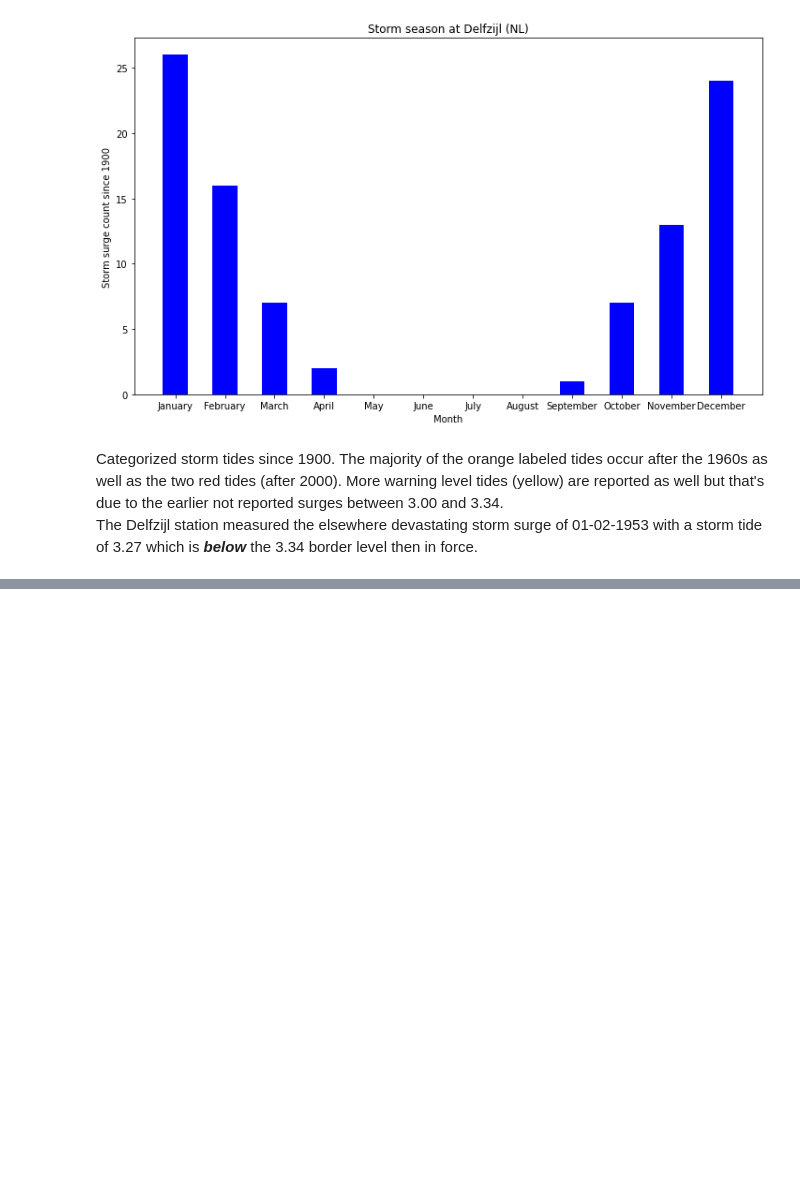
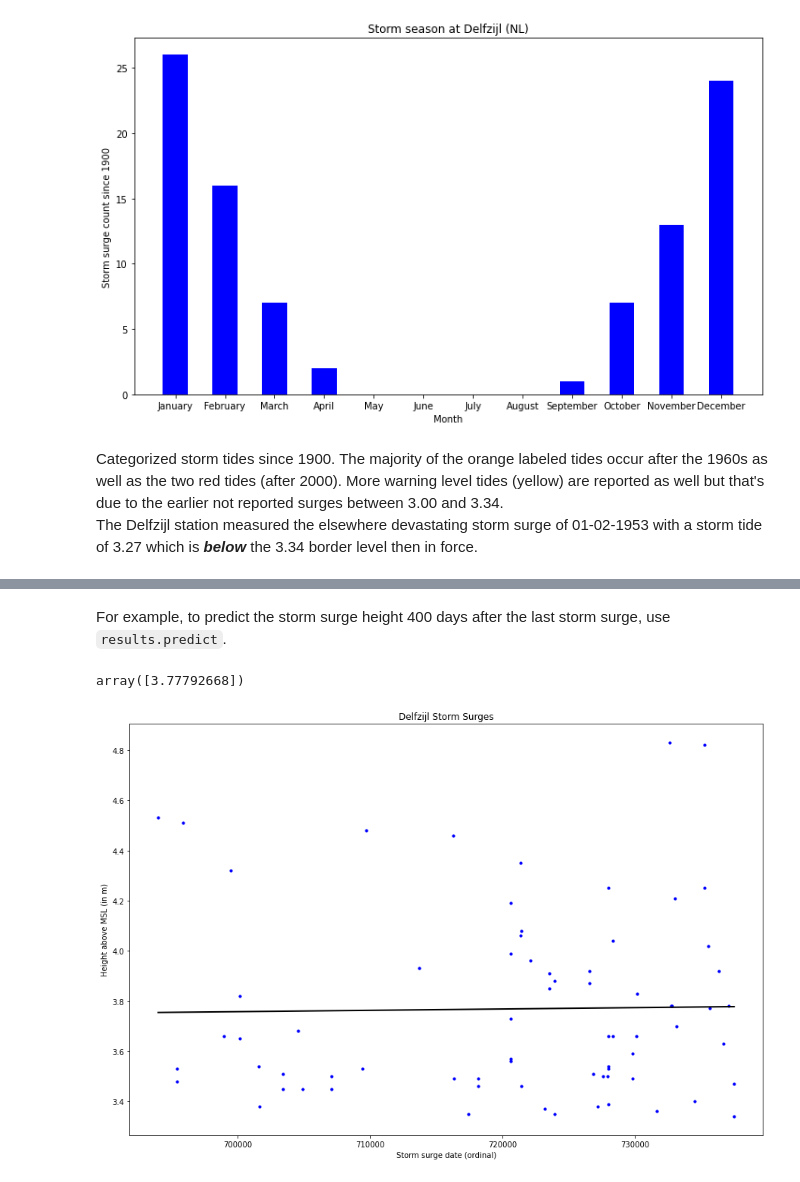
Before and after one commit to HodaAtWork/DS-miniatures, a Jupyter notebook: Python/StormTidesDelfzijl.ipynb, the cells around one changed output, grey strips where cells are left out. Cells and saved outputs as stored; diff of their text form; code cells hidden in the pictures; blank space fills up the shorter version.

```diff
--- a/Python/StormTidesDelfzijl.ipynb
+++ b/Python/StormTidesDelfzijl.ipynb
@@ -211,0 +256,7 @@ The linear fit tends to slightly lower heights above MSL. Even regarding the con
+# %%
+# assign waiting days next storm surge to new column 'waiting'
+daysWait=[0]
+for i in range(1, dfNew.shape[0]):
+    daysWait.append(abs(dfNew.date[i] - dfNew.date[i-1]).days)
+dfNew['waiting']=daysWait
+dfNew
@@ -211,0 +270,7 @@ The linear fit tends to slightly lower heights above MSL. Even regarding the con
+# %%
+# ols - stands for Ordinary Least Squares
+import statsmodels.api as sm
+#X = dfNew.waiting # days to next storm surge
+X = dfNew.date_ordinal
+y = dfNew.meters_above_sealevel # height above MSL
+model = sm.OLS(y, X)
@@ -211,0 +305,3 @@ The linear fit tends to slightly lower heights above MSL. Even regarding the con
+# %%
+X = sm.add_constant(X)
+X.head()
@@ -211,0 +317,4 @@ The linear fit tends to slightly lower heights above MSL. Even regarding the con
+# %%
+modelWi = sm.OLS(y, X)
+resultsWi = modelWi.fit()
+print(resultsWi.summary())
@@ -211,0 +339,21 @@ The linear fit tends to slightly lower heights above MSL. Even regarding the con
+# %% [markdown]
+For example, to predict the storm surge height 400 days after the last storm surge, use `results.predict`.
+# %%
+#newX = np.array([1,400])
+ordinalDate=(pd.to_datetime('31-12-2021')).toordinal()
+newX=np.array([1,ordinalDate]) #ordinal date
+resultsWi.predict(newX)
+# %% [output]
+array([3.77792668])
+# %%
+plt.figure(figsize=(15, 10))
+#plt.scatter(dfNew.waiting, dfNew.meters_above_sealevel, s=10, c='b')
+plt.scatter(dfNew.date_ordinal, dfNew.meters_above_sealevel, s=10, c='b')
+plt.xlabel('Storm surge date (ordinal)')
+plt.ylabel('Height above MSL (in m)')
+plt.title('Delfzijl Storm Surges')
+#plt.plot(dfNew.waiting, resultsWi.fittedvalues, color='black', linewidth=2)
+plt.plot(dfNew.date_ordinal, resultsWi.fittedvalues, color='black', linewidth=2)
+plt.show()
+# %% [output]
+[figure, added]
```
Also changed, not shown: parts of 33 cells of this notebook, 1 other file.
